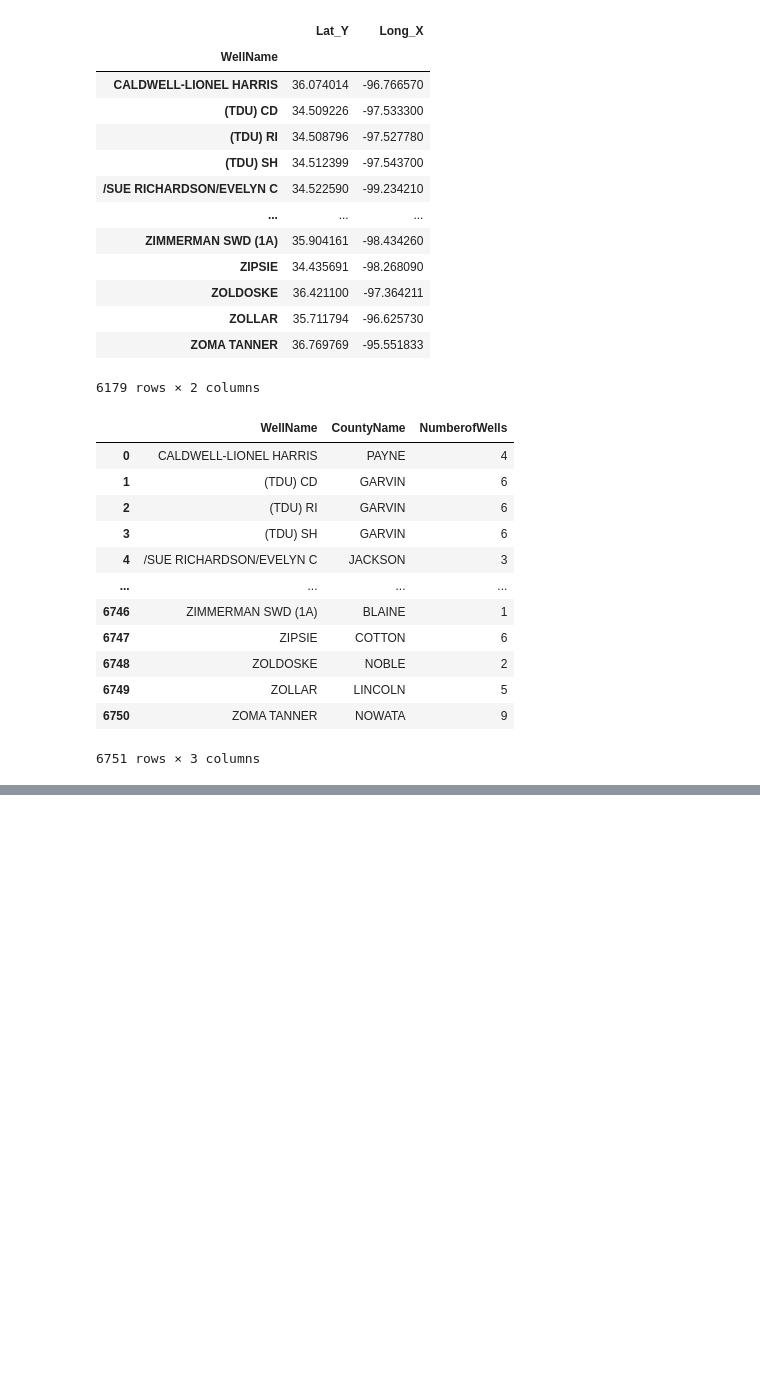
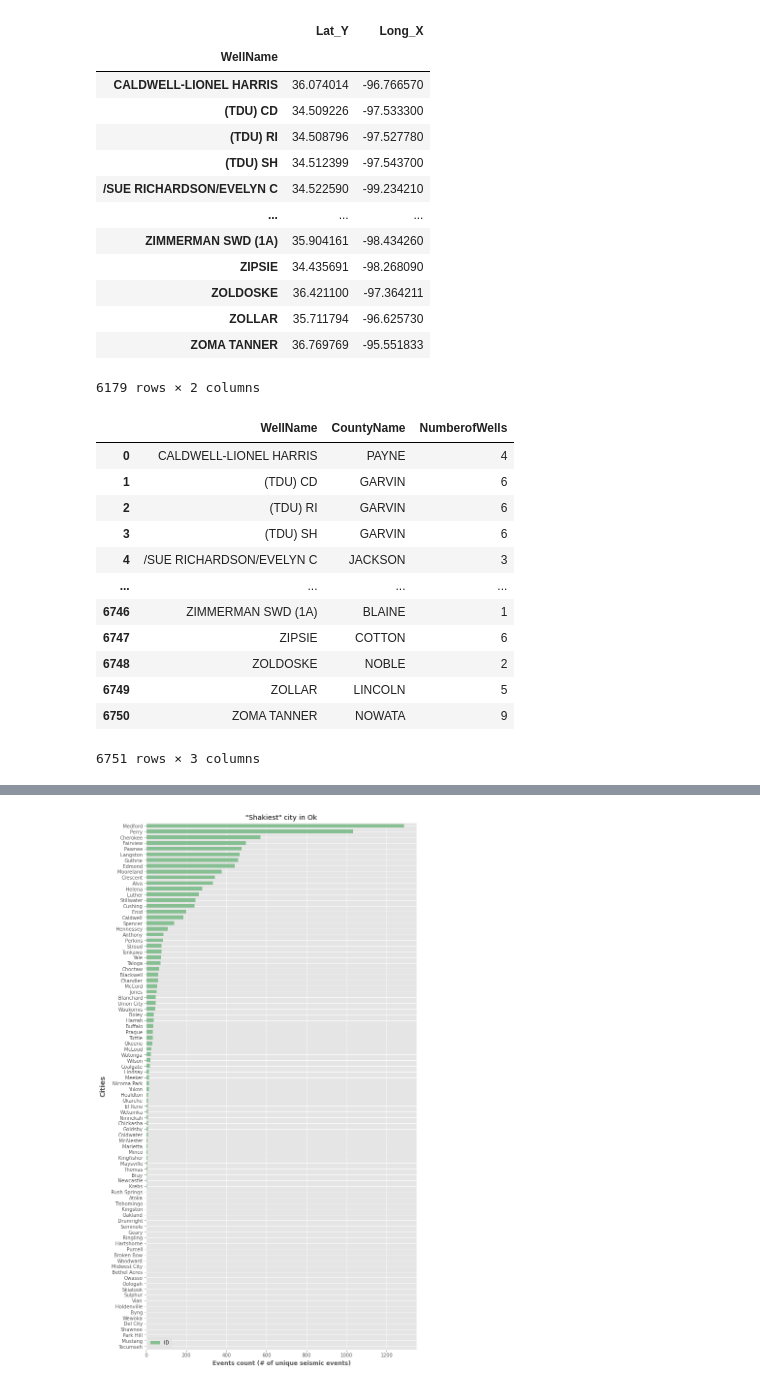
Before and after one commit to ut-data-vis-proj-1/Earthquake-Aftershock, a Jupyter notebook: Earthquakes.ipynb, the cells around one changed output, grey strips where cells are left out. Saved outputs shown, nothing was run; the diff lists cells and outputs as text; code cells hidden in the pictures; blank space fills up the shorter version.

```diff
--- a/Earthquakes.ipynb
+++ b/Earthquakes.ipynb
@@ -181,0 +401,11 @@ Length: 66, dtype: int64
+# %%
+# Isolate the location information using a reverse geocoding module
+subset = eqFinalDF[['Lat', 'Long']]
+tuples = [tuple(x) for x in subset.to_numpy()]
+def reversegeo(coordinates):
+    county_result = rg.search(coordinates)
+    county_result = [dict(d) for d in county_result]
+    return county_result
+coordinates = (tuples)
+l = reversegeo(coordinates)
+l
@@ -181,0 +431,10 @@ Length: 66, dtype: int64
+# %%
+# Extract the county name out of the dictionary from the reverse geocoding workflow and place it in a
+#column associated with each seismic event
+testDF = pd.DataFrame(l)
+countyDF = testDF.rename(columns={"admin2":"County", "admin1":"State","name":"City"})
+County_it1 = countyDF.County.apply(lambda x:pd.Series(str(x).split(" ")))
+County_it2 = County_it1.rename(columns={0:"County",1:"Extra"})
+County_it2.drop(["Extra"],axis=1)
+eqFinalDF['County'] = County_it2['County']
+eqFinalDF
@@ -181,0 +519,12 @@ Length: 66, dtype: int64
+# %%
+#This block of code extracts the county name out of the dictionary from the reverse geocoding workflow and places it in a column associated with each seismic event
+testDF = pd.DataFrame(l)
+countyDF = testDF.rename(columns={"admin2":"County", "admin1":"State","name":"City"})
+County_it1 = countyDF.County.apply(lambda x:pd.Series(str(x).split(" ")))
+County_it2 = County_it1.rename(columns={0:"County",1:"Extra"})
+County_it2.drop(["Extra"],axis=1)
+eqFinalDF['County'] = County_it2['County']
+eqFinalDF['City'] = countyDF['City']
+city_df = pd.DataFrame(eqFinalDF.groupby('City')['ID'].nunique())
+cityDF = city_df.sort_values(by=['ID'], ascending = True)
+cityDF
@@ -181,0 +546,11 @@ Length: 66, dtype: int64
+# %%
+ax = cityDF.plot(kind='barh', figsize=(10, 20), color='#86BF91', zorder=2, width=0.65)
+ax.set_title('"Shakiest" city in Ok')
+# Set x-axis label
+ax.set_xlabel("Events count (# of unique seismic events)", labelpad=5, weight='bold', size=12)
+# Set y-axis label
+ax.set_ylabel("Cities", labelpad = 10,  weight='bold', size=14)
+#ax.legend(fancybox = True, borderpad = .75)
+plt.show()
+# %% [output]
+[figure, added]
```
Also changed, not shown: parts of 28 cells of this notebook.
